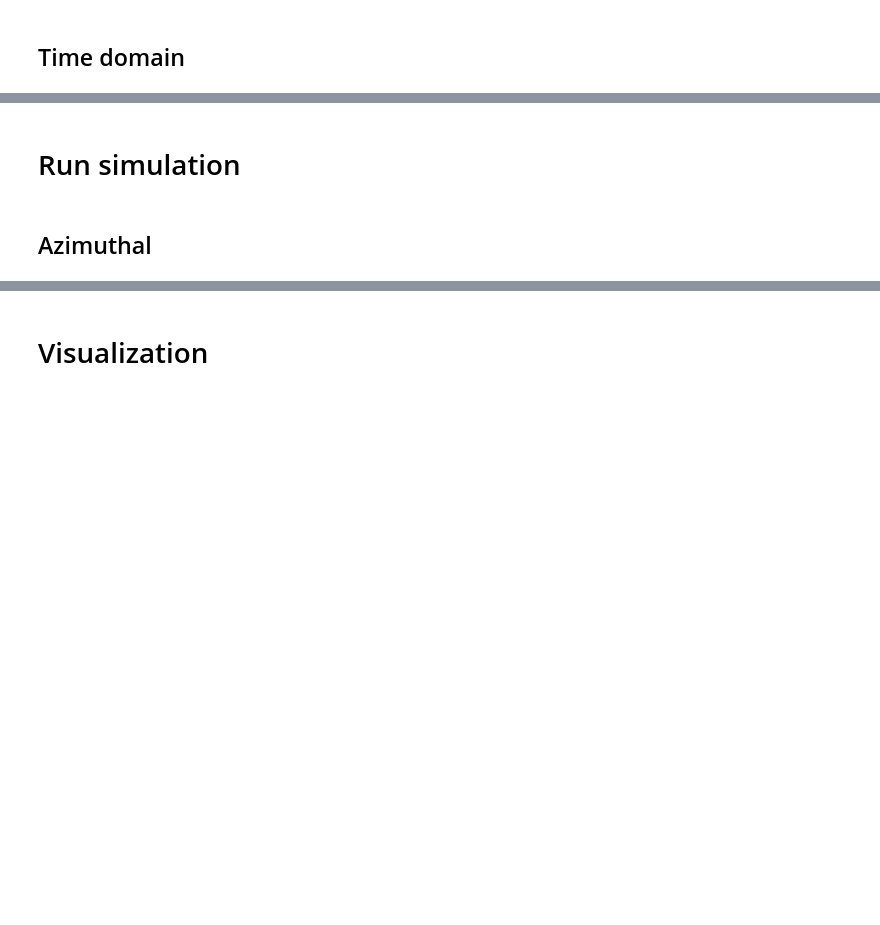
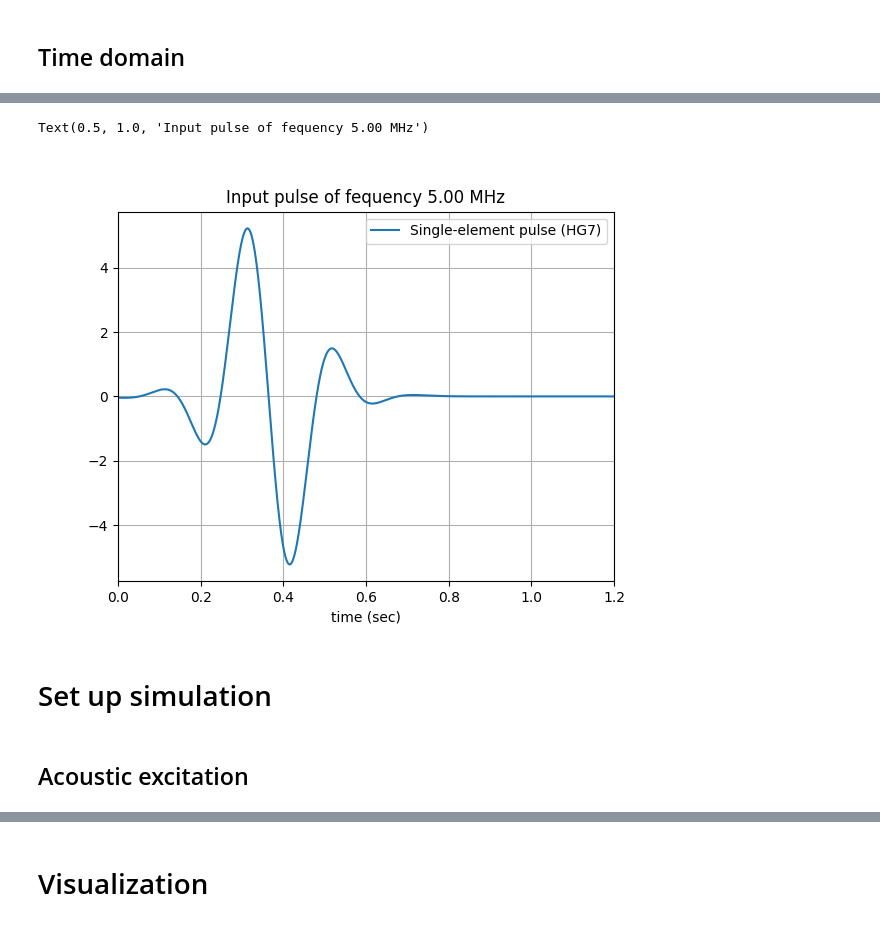
Before and after one commit to feasible-io/simulations, a Jupyter notebook: OffCenter_TEMPLATE.ipynb, the cells around one changed output, grey strips where cells are left out. Saved outputs shown, nothing was run; the diff lists cells and outputs as text; code cells hidden in the pictures; blank space fills up the shorter version.

```diff
--- a/OffCenter_TEMPLATE.ipynb
+++ b/OffCenter_TEMPLATE.ipynb
@@ -39,10 +51,9 @@ You should not have to change anyting beyond the next cell.
 # %%
 ############## user edit #######################
 
-string_handle = 'Azimuthal'
+simulation_result_file = 'SimulationsHere.h5'
 padding_fraction = 0.1
 num_points_along_largest_dimension = 400
-pml_fraction = 0.5 # fraction of the buffer region outside the object used as PML
 
 # # multiprocess parameters
 # num_processes = 10
@@ -55,12 +66,12 @@ transducer_dist = 10.
 can_radius = 10.5
 can_height = 70.
 roll_inner_radius = 2.
-cathode_location =  -TPL1 * np.pi/180.
+cathode_location =  -135. * np.pi/180.
 cathode_thickness = 0.13
 cathode_wrapping_sense = -1.
 crack_edge_dist= 5.*np.pi/180.
 anode_thickness=0.16
-crack_width=0.5 / can_radius # i.e., 500 um in radians
+crack_width = 0.5 / can_radius # i.e., 500 um in radians
 add_crack=True
 
 # Material properties (reference: https://www.sciencedirect.com/science/article/pii/S2352152X22006016)
@@ -77,7 +88,7 @@ simulation_time = 32.e-6
 c_mult = 0.05   # multiplier for max. Courant factor, to prevent diverging simulation.
 
 # source_details
-array_xloc = -TPL2 # mm
+array_xloc = -5.73 # mm
 array_dist = 10. # this is D
 array_size = 32.*0.3 # mm
 focal_length = 15. # this is FD
@@ -285,8 +348,10 @@ t = np.arange( 0., float( time_axis.t_end ), float( time_axis.dt ) )
 init = pulse.HermiteGauss( t, 3*new_spread, new_spread, pulse_hg_order )
 
 plt.figure()
-plt.plot( t, init, label=f'Single-element pulse (HG{pulse_hg_order})' )
-plt.xlabel( 'Simulation time (sec) $\\longrightarrow$' )
+plt.plot( t/1.e-6, init, label=f'Single-element pulse (HG{pulse_hg_order})' )
+plt.xlabel( 'time (sec)' )
+plt.xlim( [ 0., 1.2 ] )
 plt.legend()
 plt.grid()
-plt.title( f'Input pulse of fequency {center_frequency:.2e} Hz' )
+plt.title( f'Input pulse of fequency {center_frequency/1.e6:.2f} MHz' )
+# %% [output]
@@ -293,7 +364,9 @@ plt.title( f'Input pulse of fequency {center_frequency:.2e} Hz' )
+Text(0.5, 1.0, 'Input pulse of fequency 5.00 MHz')
+[figure, added]
 # %% [markdown]
-# Run simulation
+# Set up simulation
 # %% [markdown]
-## Azimuthal
+## Acoustic excitation
 # %%
 half_array = array_size/2.
 xloc = list( np.where( np.abs( grid_ranges[0] - array_xloc ) <= half_array )[0] )
```
Also changed, not shown: parts of 18 cells of this notebook, 4 other files.
